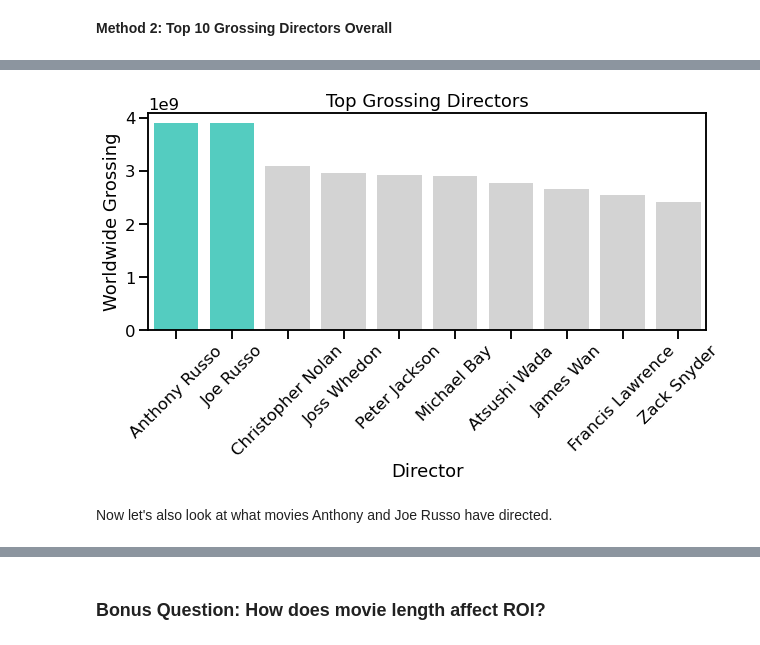
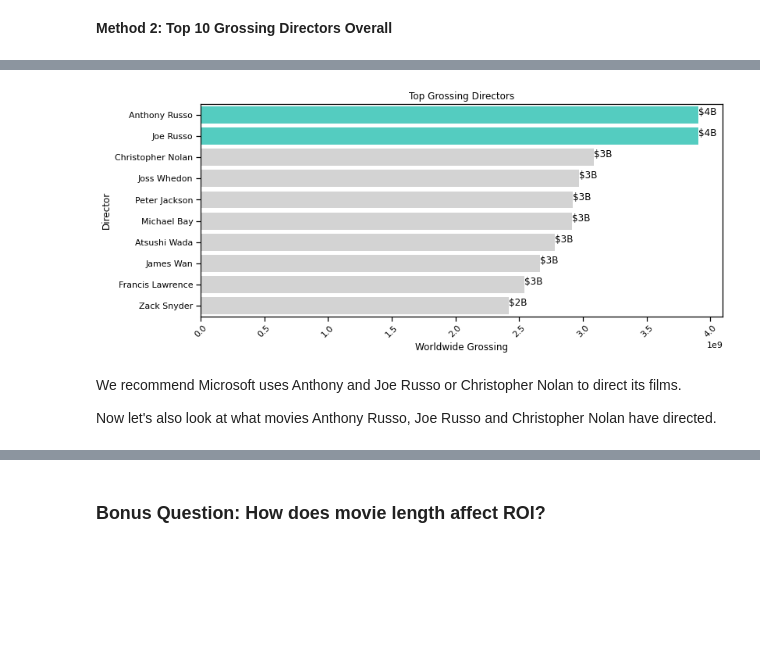
Before and after one commit to Sammyknee/dsc-project-template, a Jupyter notebook: Movie Data Analysis.ipynb, the cells around one changed output, grey strips where cells are left out. Drawn from its saved outputs; the diff is of its cells as text; code cells hidden in the pictures; blank space fills up the shorter version.

```diff
--- a/Movie Data Analysis.ipynb
+++ b/Movie Data Analysis.ipynb
@@ -321,7 +322,0 @@ profit_by_month_df
-# %%
-## TO PROBABLY DELETE!!
-sns.set_context("notebook", font_scale=1)
-plt.figure(figsize=(12,9))
-g = sns.PairGrid(profit_by_month_df, y_vars=['release_month'],
-                 x_vars=['worldwide_gross', 'ROI'], height=4, palette='GnBu_d')
-g.map(sns.barplot, color=".3");
@@ -331,4 +323,5 @@ g.map(sns.barplot, color=".3");
 # %%
+sns.set_context("notebook")
 data = profit_by_month_df.sort_values(by = 'month_num')
 
 fig, axes = plt.subplots(1,2, sharey=False, figsize=(15,5))
@@ -383,5 +376,5 @@ profit_by_quarter_df
 # %%
-
+sns.set_context("talk")
 fig, axes = plt.subplots(1,2, sharey=False, figsize=(15,5))
 axes[0].set_title('ROI by Release Month', fontsize=15)
 axes[1].set_title('ROI by Release Quarter', fontsize=15)
@@ -490,11 +483,19 @@ directors_title_budgets_df
 # %%
 # plot worldwide_gross by top 10 directors
-plt.figure(figsize=(12,9))
-ax =sns.barplot(x = 'primary_name', y = 'worldwide_gross',
+sns.set_context("notebook")
+plt.figure(figsize=(12,5))
+ax =sns.barplot(x = 'worldwide_gross', y = 'primary_name',
             data = directors_title_budgets_df[0:10],
             palette = custom_palette(directors_title_budgets_df['worldwide_gross']))
 
+for p in ax.patches:
+    height = p.get_height()
+    width = p.get_width()
+    ax.text(x = width+.25,
+            y = p.get_y()+(height/2),
+            s = '${:.0f}B'.format(width/100000000))
+
 ax.set_title('Top Grossing Directors')
-ax.set(xlabel='Director', ylabel= 'Worldwide Grossing')
+ax.set(xlabel='Worldwide Grossing', ylabel= 'Director')
 plt.xticks(rotation=45);
 # %% [output]
@@ -522,15 +523,26 @@ sorted_directors_df
 # %%
 top_10_directors = sorted_directors_df[0:10]
-plt.figure(figsize=(10,4))
-ax = sns.barplot(x = 'primary_name', y = 'worldwide_gross',
+plt.figure(figsize=(12,5))
+ax = sns.barplot(x = 'worldwide_gross', y = 'primary_name',
                  data = top_10_directors,
                  palette = custom_palette(top_10_directors['worldwide_gross']))
+
+for p in ax.patches:
+    height = p.get_height()
+    width = p.get_width()
+    ax.text(x = width+.25,
+            y = p.get_y()+(height/2),
+            s = '${:.0f}B'.format(width/1000000000))
+
+
 ax.set_title('Top Grossing Directors')
-ax.set(xlabel='Director', ylabel= 'Worldwide Grossing')
+ax.set(xlabel='Worldwide Grossing', ylabel= 'Director')
 plt.xticks(rotation=45)
 plt.savefig("images/top_directors.png");
 # %% [output]
-[figure, old version]
+[figure, new version]
 # %% [markdown]
-Now let's also look at what movies Anthony and Joe Russo have directed.
+We recommend Microsoft uses Anthony and Joe Russo or Christopher Nolan to direct its films.
+
+Now let's also look at what movies Anthony Russo, Joe Russo and Christopher Nolan have directed.
 # %%
```
Also changed, not shown: parts of 53 cells of this notebook, 15 other files.
